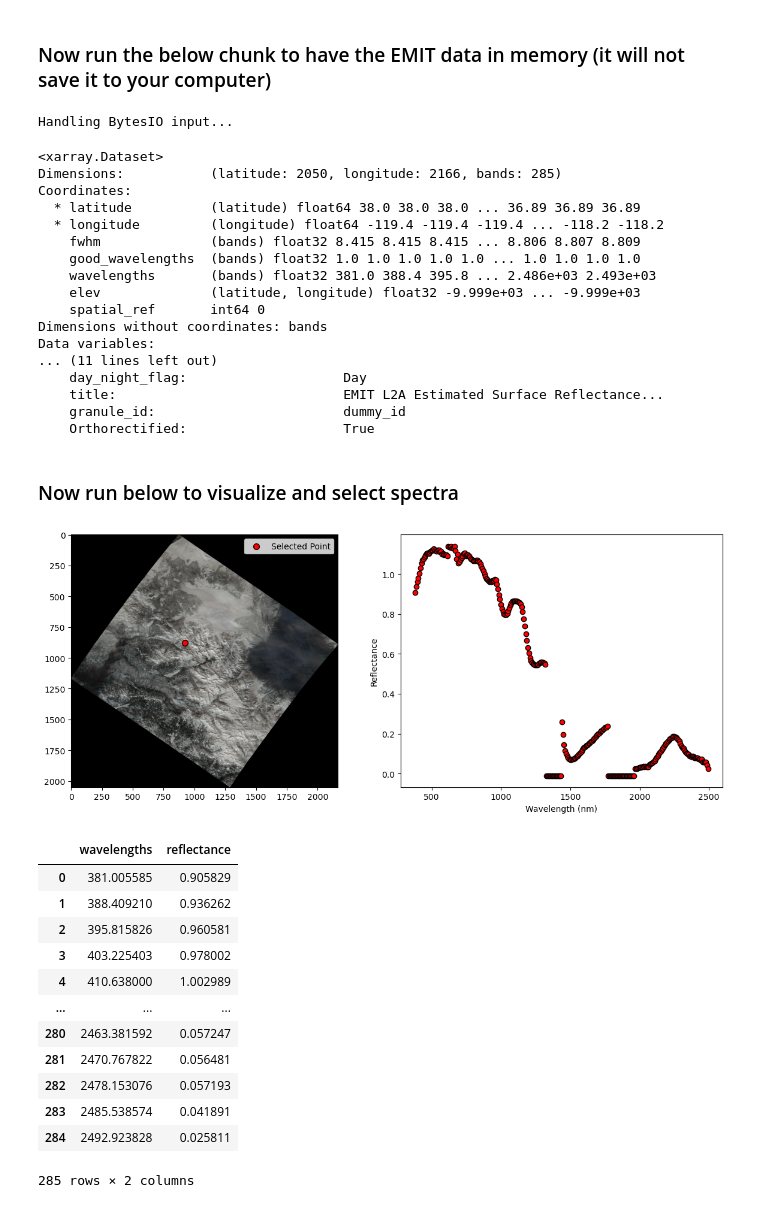
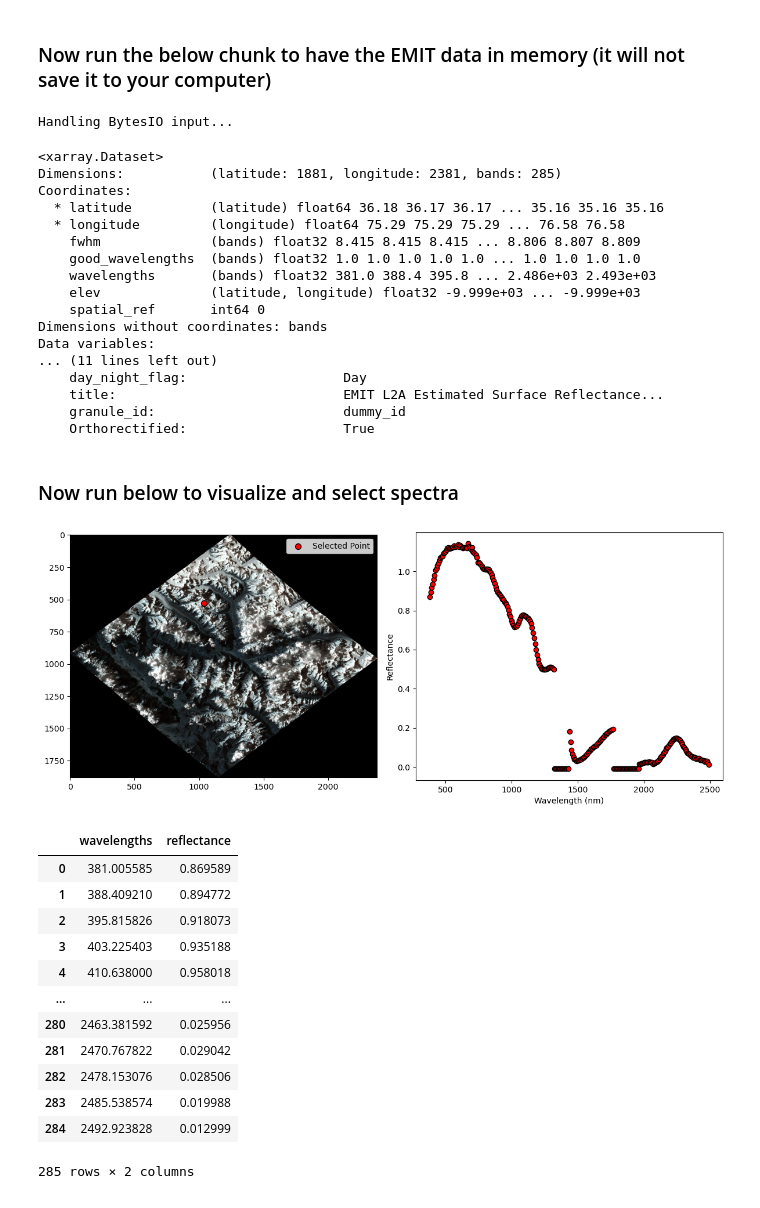
Before and after one commit to brentwilder/emit-search, a Jupyter notebook: get_EMIT_pixel.ipynb, the cells around one changed output. Saved outputs shown, nothing was run; the diff lists cells and outputs as text; code cells hidden in the pictures.

```diff
--- a/get_EMIT_pixel.ipynb
+++ b/get_EMIT_pixel.ipynb
@@ -53,11 +38,10 @@ https://data.lpdaac.earthdatacloud.nasa.gov/lp-prod-protected/EMITL2ARFL.001/EMI
 ### Copy and paste the link HTTPS link above down below to the URL
 # %%
 # choose which one you would like
-url = 'https://data.lpdaac.earthdatacloud.nasa.gov/lp-prod-protected/EMITL2ARFL.001/EMIT_L2A_RFL_001_20230216T211823_2304714_007/EMIT_L2A_RFL_001_20230216T211823_2304714_007.nc'
+url = 'https://data.lpdaac.earthdatacloud.nasa.gov/lp-prod-protected/EMITL2ARFL.001/EMIT_L2A_RFL_001_20240521T110624_2414208_020/EMIT_L2A_RFL_001_20240521T110624_2414208_020.nc'
 # %% [markdown]
 ### Now run the below chunk to have the EMIT data in memory (it will not save it to your computer)
 # %%
-
 # Download the dataset from the HTTPS URL
 response = requests.get(url)
 response.raise_for_status()
@@ -69,10 +53,10 @@ ds
 # %% [output]
 Handling BytesIO input...
 <xarray.Dataset>
-Dimensions:           (latitude: 2050, longitude: 2166, bands: 285)
+Dimensions:           (latitude: 1881, longitude: 2381, bands: 285)
 Coordinates:
-  * latitude          (latitude) float64 38.0 38.0 38.0 ... 36.89 36.89 36.89
-  * longitude         (longitude) float64 -119.4 -119.4 -119.4 ... -118.2 -118.2
+  * latitude          (latitude) float64 36.18 36.17 36.17 ... 35.16 35.16 35.16
+  * longitude         (longitude) float64 75.29 75.29 75.29 ... 76.58 76.58
     fwhm              (bands) float32 8.415 8.415 8.415 ... 8.806 8.807 8.809
     good_wavelengths  (bands) float32 1.0 1.0 1.0 1.0 1.0 ... 1.0 1.0 1.0 1.0
     wavelengths       (bands) float32 381.0 388.4 395.8 ... 2.486e+03 2.493e+03
@@ -89,38 +73,38 @@ Data variables:
 ### Now run below to visualize and select spectra
 # %%
 # You can change your lat,lon now too if you'd like
-lat,lon = 37.522, -118.919
+lat,lon = 35.89, 75.85
 # %%
 # Select the nearest pixel based on latitude and longitude
 spectra = ds.sel(longitude=lon, latitude=lat, method='nearest')
 
 # Extract reflectance data
 reflectance_data = ds['reflectance']
 
 # Select bands close to RGB
 rgb_image = reflectance_data.isel(bands=[11, 23, 34])
 
 # Normalize the RGB image for display
-rgb_image = np.clip(rgb_image / np.nanmax(rgb_image), 0, 1)
+rgb_image = np.clip(rgb_image / np.nanmax(rgb_image*0.5), 0, 1)
 
 # Convert lat/lon coordinates to pixel indices
 lat_idx = np.abs(ds.latitude.values - lat).argmin()
 lon_idx = np.abs(ds.longitude.values - lon).argmin()
 
 # Set up the figure and axes for side-by-side plots
 fig, (ax1, ax2) = plt.subplots(1, 2, figsize=(12, 5))
 ax1.imshow(rgb_image)
 ax1.scatter(lon_idx, lat_idx, color='red', marker='o', s=50, edgecolor='k', label='Selected Point')
 ax1.legend()
 wavelengths = ds['wavelengths'].values
 reflectance_at_pixel = reflectance_data[lat_idx, lon_idx, :].values
 ax2.scatter(wavelengths, reflectance_at_pixel, c='red', edgecolor='k')
 ax2.set_xlabel('Wavelength (nm)')
 ax2.set_ylabel('Reflectance')
 plt.tight_layout()
 plt.show()
 # %% [output]
-[figure, old version]
+[figure, new version]
 # %%
 #save to pandas and csv
 df = pd.DataFrame(data = wavelengths.flatten(), columns=['wavelengths'])
@@ -128,17 +112,17 @@ df['reflectance'] = reflectance_at_pixel.flatten()
 df
 # %% [output]
 |  | wavelengths | reflectance |
-| 0 | 381.005585 | 0.905829 |
-| 1 | 388.409210 | 0.936262 |
-| 2 | 395.815826 | 0.960581 |
-| 3 | 403.225403 | 0.978002 |
-| 4 | 410.638000 | 1.002989 |
+| 0 | 381.005585 | 0.869589 |
+| 1 | 388.409210 | 0.894772 |
+| 2 | 395.815826 | 0.918073 |
+| 3 | 403.225403 | 0.935188 |
+| 4 | 410.638000 | 0.958018 |
 | ... | ... | ... |
-| 280 | 2463.381592 | 0.057247 |
-| 281 | 2470.767822 | 0.056481 |
-| 282 | 2478.153076 | 0.057193 |
-| 283 | 2485.538574 | 0.041891 |
-| 284 | 2492.923828 | 0.025811 |
+| 280 | 2463.381592 | 0.025956 |
+| 281 | 2470.767822 | 0.029042 |
+| 282 | 2478.153076 | 0.028506 |
+| 283 | 2485.538574 | 0.019988 |
+| 284 | 2492.923828 | 0.012999 |
 285 rows × 2 columns
 # %%
 id = url.split('/')[-1].replace('.nc', '')
```
Also changed, not shown: parts of 4 cells of this notebook, 3 other files.
